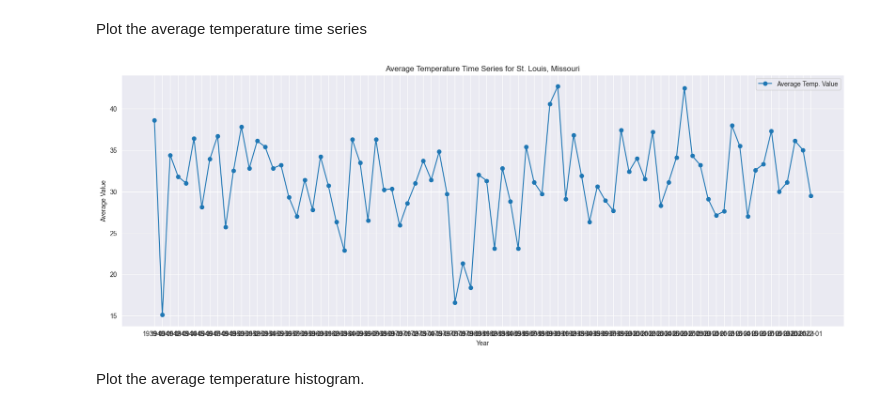
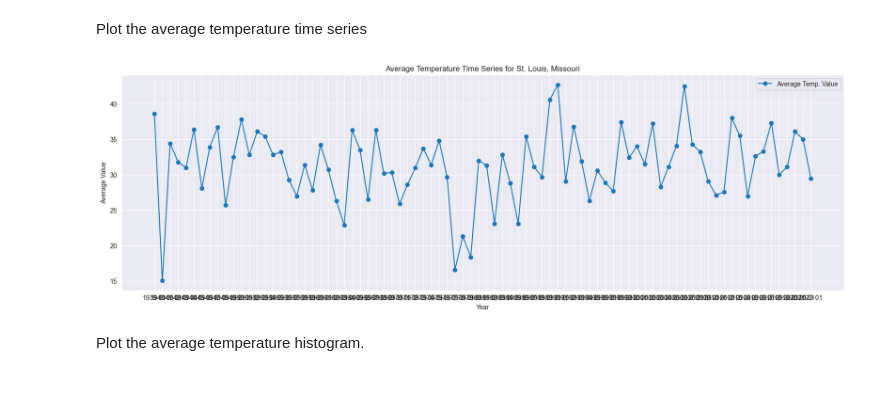
Before and after one commit to damianSte/TimeSeriesAnalysisLabs, a Jupyter notebook: Lab2/Lab2_task2.ipynb, the cells around one changed output. Saved outputs shown, nothing was run; the diff lists cells and outputs as text; code cells hidden in the pictures.

```diff
--- a/Lab2/Lab2_task2.ipynb
+++ b/Lab2/Lab2_task2.ipynb
@@ -76,18 +76,18 @@ Plot the average temperature time series
 # %%
 import matplotlib.pyplot as plt
 
-fig = plt.subplots(figsize= (20,7))
+fig = plt.subplots(figsize= (20,6))
 plt.plot(temp_df.index ,temp_df["Value"], marker='o', label="Average Temp. Value")
 
 plt.title('Average Temperature Time Series for St. Louis, Missouri')
 plt.ylabel('Average Value')
 plt.xlabel('Year')
 
 plt.legend()
 plt.grid(True)
 plt.show()
 # %% [output]
-[figure, old version]
+[figure, new version]
 # %% [markdown]
 Plot the average temperature histogram.
 # %%
```
Also changed, not shown: 2 other files.
